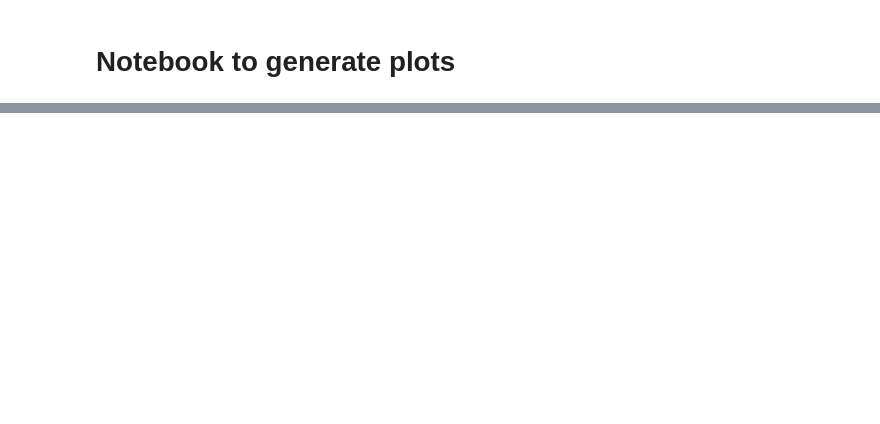
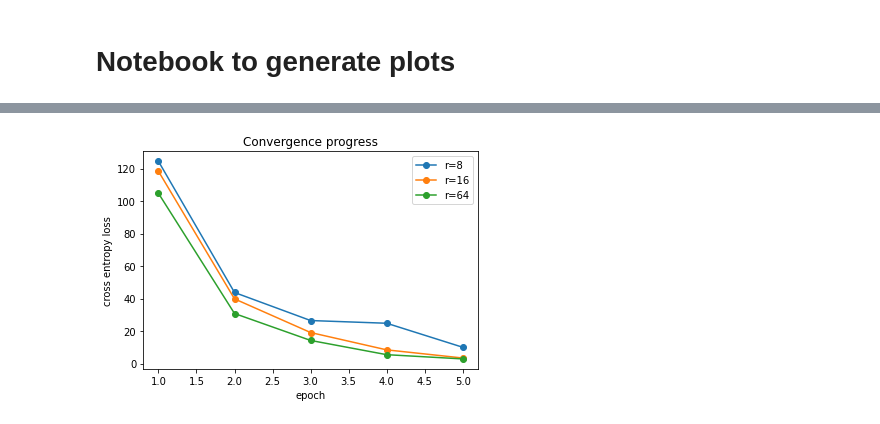
Before and after one commit to f-krause/uio-ADL-project-1, a Jupyter notebook: plots.ipynb, the cells around one changed output, grey strips where cells are left out. Cells and saved outputs as stored; diff of their text form; code cells hidden in the pictures; blank space fills up the shorter version.

```diff
--- a/plots.ipynb
+++ b/plots.ipynb
@@ -23,0 +31,18 @@ plt.show()
+# %%
+plt.figure(facecolor='white')
+
+for file in files:
+    data = np.loadtxt(f"experiments/{file}", delimiter=",", dtype=float)
+    r = file.split("_")[2][1:]
+    plt.plot(list(range(1, data.shape[0]+1)), data, label = "r=" + str(r), marker="o", linestyle="-")
+
+plt.xlabel("epoch")
+plt.ylabel("cross entropy loss")
+plt.title("Convergence progress")
+plt.legend()
+
+#plt.savefig("resources/losses_lora_tuning.png", bbox_inches='tight') # Save image as svg
+
+plt.show()
+# %% [output]
+[figure, added]
```
Also changed, not shown: parts of 5 cells of this notebook.
